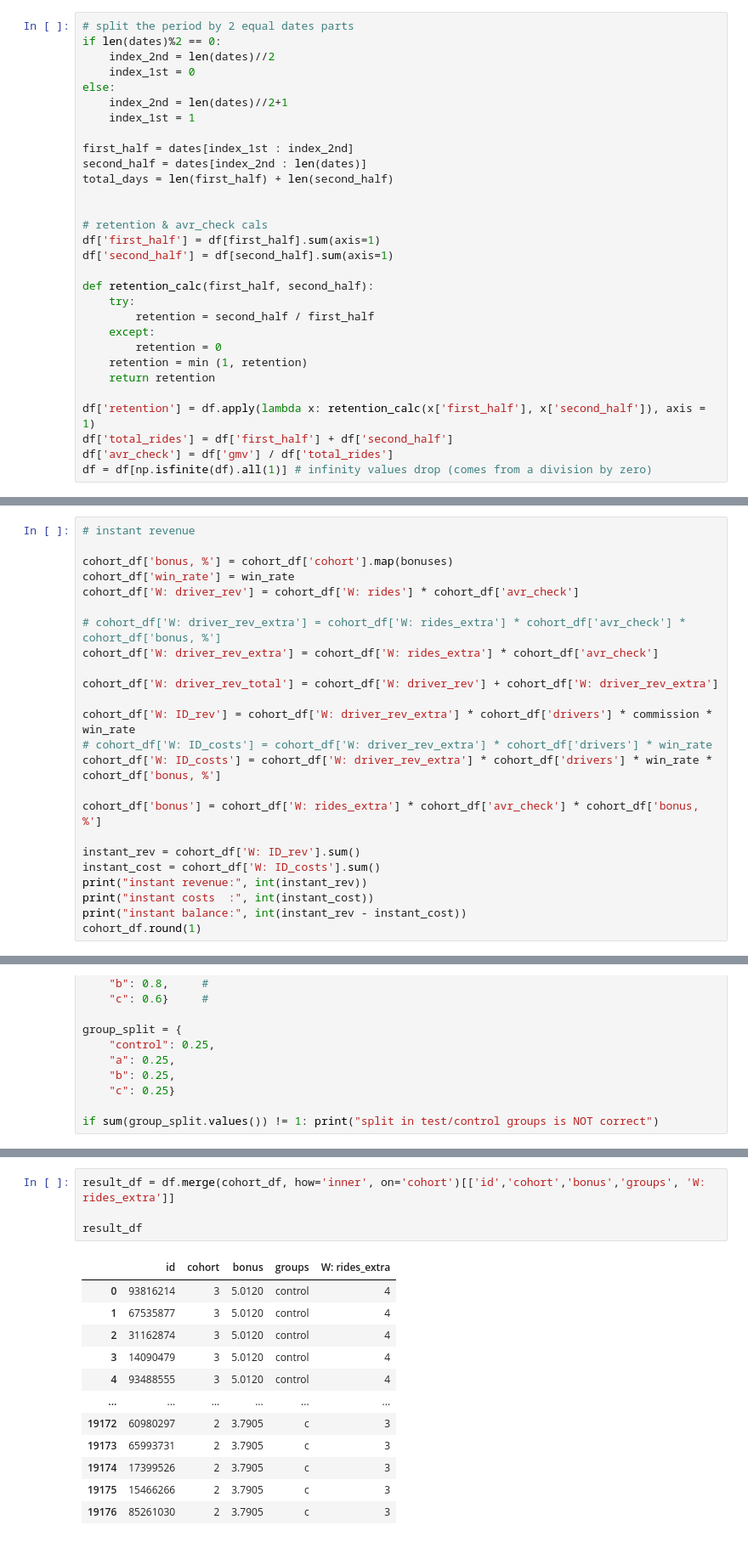
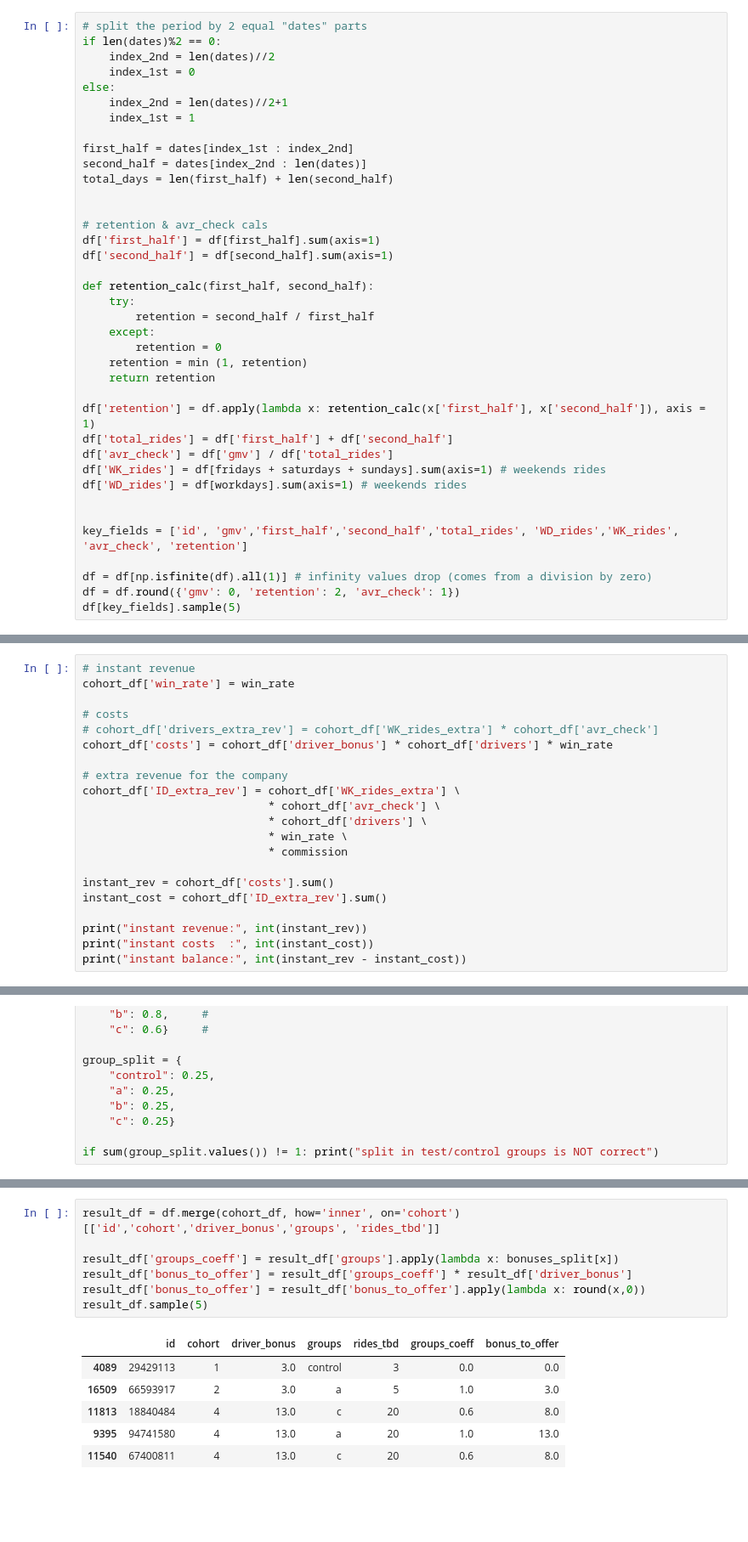
Before and after one commit to makingthefuturehappy/bonus, a Jupyter notebook: bonus.ipynb, the cells around one changed output, grey strips where cells are left out. Shown at 85% size. Drawn from its saved outputs; the diff is of its cells as text; blank space fills up the shorter version.

```diff
--- a/bonus.ipynb
+++ b/bonus.ipynb
@@ -47,5 +63,5 @@ total drivers: 19687
 # %%
-# split the period by 2 equal dates parts
+# split the period by 2 equal "dates" parts
 if len(dates)%2 == 0:
     index_2nd = len(dates)//2
     index_1st = 0
@@ -73,4 +89,12 @@ def retention_calc(first_half, second_half):
 df['retention'] = df.apply(lambda x: retention_calc(x['first_half'], x['second_half']), axis =  1)
 df['total_rides'] = df['first_half'] + df['second_half']
 df['avr_check'] = df['gmv'] / df['total_rides']
+df['WK_rides'] = df[fridays + saturdays + sundays].sum(axis=1) # weekends rides
+df['WD_rides'] = df[workdays].sum(axis=1) # weekends rides
+
+
+key_fields = ['id', 'gmv','first_half','second_half','total_rides', 'WD_rides','WK_rides', 'avr_check', 'retention']
+
 df = df[np.isfinite(df).all(1)] # infinity values drop (comes from a division by zero)
+df = df.round({'gmv': 0, 'retention': 2, 'avr_check': 1})
+df[key_fields].sample(5)
@@ -191,26 +276,23 @@ bonuses = {
 <h3>Instant revenue and costs</h3>
 # %%
 # instant revenue
+cohort_df['win_rate'] = win_rate
 
-cohort_df['bonus, %'] = cohort_df['cohort'].map(bonuses)
-cohort_df['win_rate'] = win_rate
-cohort_df['W: driver_rev'] = cohort_df['W: rides'] * cohort_df['avr_check']
+# costs
+# cohort_df['drivers_extra_rev'] = cohort_df['WK_rides_extra'] * cohort_df['avr_check']
+cohort_df['costs'] = cohort_df['driver_bonus'] * cohort_df['drivers'] * win_rate
 
-# cohort_df['W: driver_rev_extra'] = cohort_df['W: rides_extra'] * cohort_df['avr_check'] * cohort_df['bonus, %']
-cohort_df['W: driver_rev_extra'] = cohort_df['W: rides_extra'] * cohort_df['avr_check']
+# extra revenue for the company
+cohort_df['ID_extra_rev'] = cohort_df['WK_rides_extra'] \
+                            * cohort_df['avr_check'] \
+                            * cohort_df['drivers'] \
+                            * win_rate \
+                            * commission
 
-cohort_df['W: driver_rev_total'] = cohort_df['W: driver_rev'] + cohort_df['W: driver_rev_extra']
+instant_rev = cohort_df['costs'].sum()
+instant_cost = cohort_df['ID_extra_rev'].sum()
 
-cohort_df['W: ID_rev'] = cohort_df['W: driver_rev_extra'] * cohort_df['drivers'] * commission * win_rate
-# cohort_df['W: ID_costs'] = cohort_df['W: driver_rev_extra'] * cohort_df['drivers'] * win_rate
-cohort_df['W: ID_costs'] = cohort_df['W: driver_rev_extra'] * cohort_df['drivers'] * win_rate * cohort_df['bonus, %']
-
-cohort_df['bonus'] = cohort_df['W: rides_extra'] * cohort_df['avr_check'] * cohort_df['bonus, %']
-
-instant_rev = cohort_df['W: ID_rev'].sum()
-instant_cost = cohort_df['W: ID_costs'].sum()
 print("instant revenue:", int(instant_rev))
 print("instant costs  :", int(instant_cost))
 print("instant balance:", int(instant_rev - instant_cost))
-cohort_df.round(1)
 # %% [output]
@@ -350,17 +436,14 @@ total drivers: 19177
 # %%
-result_df = df.merge(cohort_df, how='inner', on='cohort')[['id','cohort','bonus','groups', 'W: rides_extra']]
+result_df = df.merge(cohort_df, how='inner', on='cohort')[['id','cohort','driver_bonus','groups', 'rides_tbd']]
 
-result_df
+result_df['groups_coeff'] = result_df['groups'].apply(lambda x: bonuses_split[x])
+result_df['bonus_to_offer'] = result_df['groups_coeff'] * result_df['driver_bonus']
+result_df['bonus_to_offer'] = result_df['bonus_to_offer'].apply(lambda x: round(x,0))
+result_df.sample(5)
 # %% [output]
-|  | id | cohort | bonus | groups | W: rides_extra |
-| 0 | 93816214 | 3 | 5.0120 | control | 4 |
-| 1 | 67535877 | 3 | 5.0120 | control | 4 |
-| 2 | 31162874 | 3 | 5.0120 | control | 4 |
-| 3 | 14090479 | 3 | 5.0120 | control | 4 |
-| 4 | 93488555 | 3 | 5.0120 | control | 4 |
-| ... | ... | ... | ... | ... | ... |
-| 19172 | 60980297 | 2 | 3.7905 | c | 3 |
-| 19173 | 65993731 | 2 | 3.7905 | c | 3 |
-| 19174 | 17399526 | 2 | 3.7905 | c | 3 |
-| 19175 | 15466266 | 2 | 3.7905 | c | 3 |
-| 19176 | 85261030 | 2 | 3.7905 | c | 3 |
+|  | id | cohort | driver_bonus | groups | rides_tbd | groups_coeff | bonus_to_offer |
+| 4089 | 29429113 | 1 | 3.0 | control | 3 | 0.0 | 0.0 |
+| 16509 | 66593917 | 2 | 3.0 | a | 5 | 1.0 | 3.0 |
+| 11813 | 18840484 | 4 | 13.0 | c | 20 | 0.6 | 8.0 |
+| 9395 | 94741580 | 4 | 13.0 | a | 20 | 1.0 | 13.0 |
+| 11540 | 67400811 | 4 | 13.0 | c | 20 | 0.6 | 8.0 |
```
Also changed, not shown: parts of 21 cells of this notebook.
